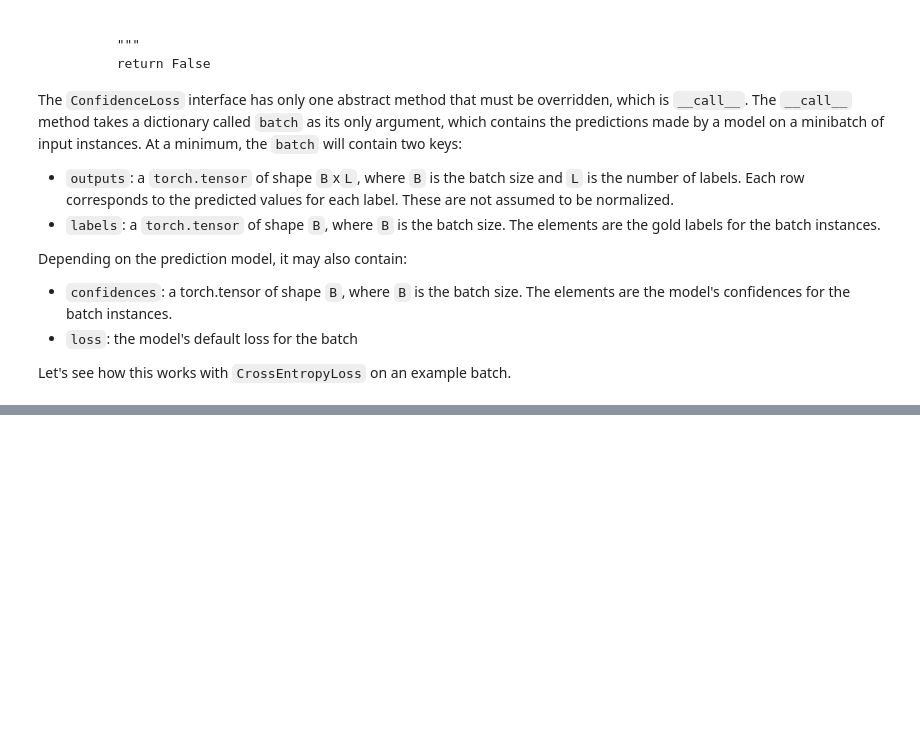
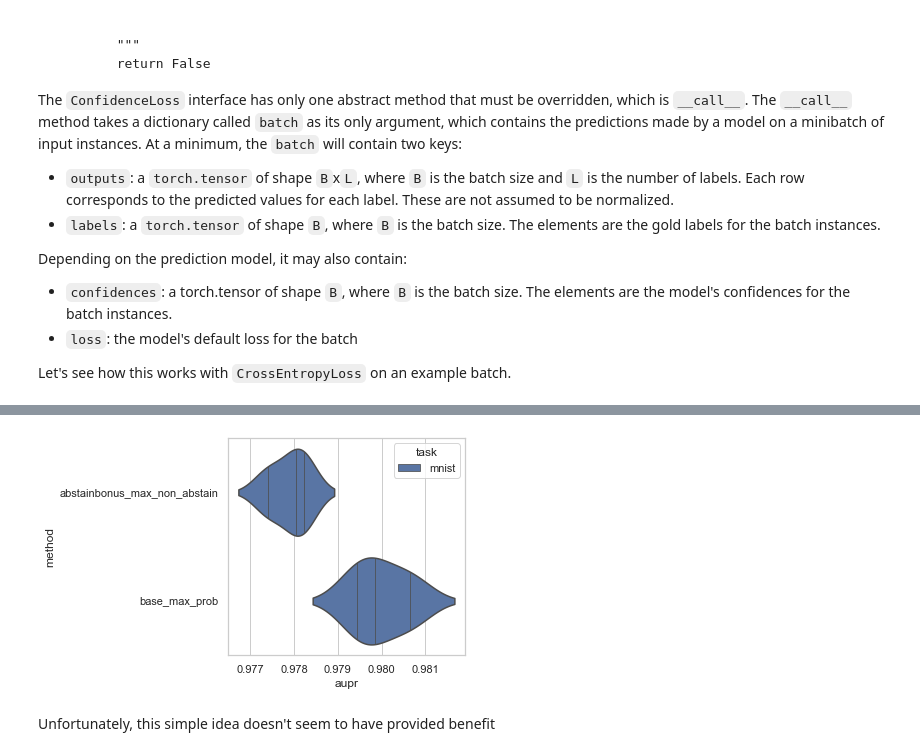
Before and after one commit to Mark-Hopkins-at-Williams/selective-prediction, a Jupyter notebook: docs/loss_tutorial.ipynb, the cells around one changed output, grey strips where cells are left out. Drawn from its saved outputs; the diff is of its cells as text; code cells hidden in the pictures; blank space fills up the shorter version.

```diff
--- a/docs/loss_tutorial.ipynb
+++ b/docs/loss_tutorial.ipynb
@@ -44,7 +44,7 @@ from spred.experiment import Experiment
 from spred.analytics import ResultDatabase
 ce_exp = Experiment(ce_config)
 n_trials = 3
-result_db = ResultDatabase([ce_exp.run() for _ in range(n_trials)])
+ce_results = [ce_exp.run() for _ in range(n_trials)]
 # %% [output]
 Training with config:
 {'task': {'name': 'mnist', 'confuser': '1<>7'}, 'network': {'architecture': 'feedforward', 'input_size': 784, 'hidden_sizes': [128, 64], 'output_size': 10, 'loss': {'name': 'ce'}}, 'confidences': [{'n ...
@@ -173,12 +198,11 @@ class AbstainingLoss(ConfidenceLoss):
 # %%
 abst_config = {"task": task_config,
                "network": model_config,
-               "confidences": confs,
+               "confidences": [{"name": "max_non_abstain"}],
                "optimizer": {"name": "sgd",
                              "lr": 0.003,
                              "momentum": 0.9},
                "bsz": 64,
                "n_epochs": 15,
-               "regularizer": {"name": "abst",
-                               "alpha": 5.0,
-                               "warmup_epochs": 5}}
+               "regularizer": {"name": "abstainbonus",
+                               "alpha": 0.5}}
@@ -211,0 +209,6 @@ plot_evaluation_metric(ResultDatabase(abst_results), "kendall_tau")
+# %%
+from spred.experiment import Experiment
+from spred.analytics import ResultDatabase
+n_trials = 3
+abst_exp = Experiment(abst_config)
+abst_results = [abst_exp.run() for _ in range(n_trials)]
@@ -211,0 +231,7 @@ plot_evaluation_metric(ResultDatabase(abst_results), "kendall_tau")
+# %%
+from spred.analytics import plot_evaluation_metric
+plot_evaluation_metric(ResultDatabase(abst_results+ce_results), "aupr")
+# %% [output]
+[figure, added]
+# %% [markdown]
+Unfortunately, this simple idea doesn't seem to have provided benefit
```
Also changed, not shown: parts of 23 cells of this notebook, 3 other files.
